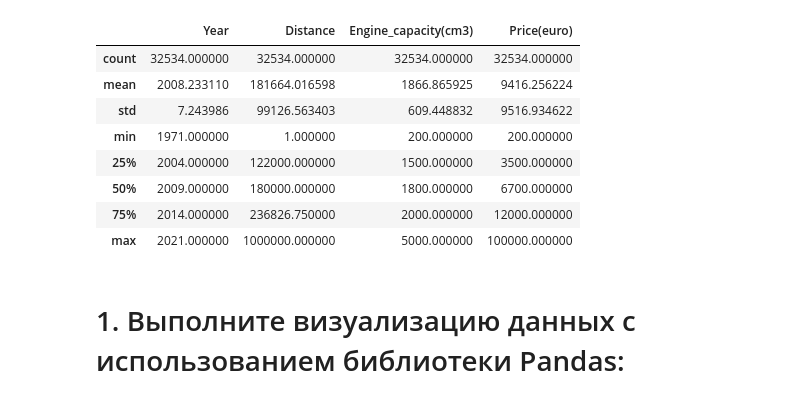
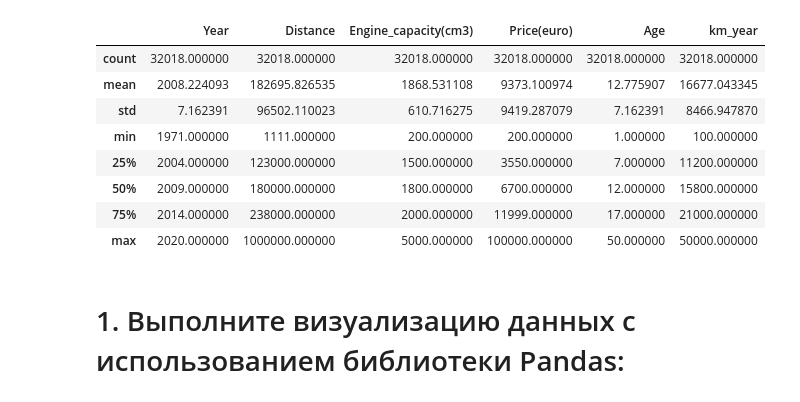
Before and after one commit to pyretttt/master_mle, a Jupyter notebook: practice1.ipynb, the cells around one changed output. Cells and saved outputs as stored; diff of their text form; code cells hidden in the pictures.

```diff
--- a/practice1.ipynb
+++ b/practice1.ipynb
@@ -5,25 +5,25 @@ import matplotlib.pyplot as plt
 import seaborn as sns
 import matplotlib.ticker as ticker
 # %%
-df = pd.read_csv('datasets/cars_moldova.csv', sep=',')
+df = pd.read_csv('datasets/cars_moldova_updated.csv', sep=',')
 display(df.head(5))
 df.describe()
 # %% [output]
 |  | Make | Model | Year | Style | Distance | Engine_capacity(cm3) | Fuel_type | Transmission | ... |
 | 0 | Toyota | Prius | 2011 | Hatchback | 195000.0 | 1800.0 | Hybrid | Automatic | ... |
 | 1 | Renault | Grand Scenic | 2014 | Universal | 135000.0 | 1500.0 | Diesel | Manual | ... |
 | 2 | Renault | Laguna | 2012 | Universal | 110000.0 | 1500.0 | Diesel | Manual | ... |
 | 3 | Opel | Astra | 2006 | Universal | 200000.0 | 1600.0 | Metan/Propan | Manual | ... |
 | 4 | Mercedes | Vito | 2000 | Microvan | 300000.0 | 2200.0 | Diesel | Manual | ... |
-|  | Year | Distance | Engine_capacity(cm3) | Price(euro) |
-| count | 32534.000000 | 32534.000000 | 32534.000000 | 32534.000000 |
-| mean | 2008.233110 | 181664.016598 | 1866.865925 | 9416.256224 |
-| std | 7.243986 | 99126.563403 | 609.448832 | 9516.934622 |
-| min | 1971.000000 | 1.000000 | 200.000000 | 200.000000 |
-| 25% | 2004.000000 | 122000.000000 | 1500.000000 | 3500.000000 |
-| 50% | 2009.000000 | 180000.000000 | 1800.000000 | 6700.000000 |
-| 75% | 2014.000000 | 236826.750000 | 2000.000000 | 12000.000000 |
-| max | 2021.000000 | 1000000.000000 | 5000.000000 | 100000.000000 |
+|  | Year | Distance | Engine_capacity(cm3) | Price(euro) | Age | km_year |
+| count | 32018.000000 | 32018.000000 | 32018.000000 | 32018.000000 | 32018.000000 | 32018.000000 |
+| mean | 2008.224093 | 182695.826535 | 1868.531108 | 9373.100974 | 12.775907 | 16677.043345 |
+| std | 7.162391 | 96502.110023 | 610.716275 | 9419.287079 | 7.162391 | 8466.947870 |
+| min | 1971.000000 | 1111.000000 | 200.000000 | 200.000000 | 1.000000 | 100.000000 |
+| 25% | 2004.000000 | 123000.000000 | 1500.000000 | 3550.000000 | 7.000000 | 11200.000000 |
+| 50% | 2009.000000 | 180000.000000 | 1800.000000 | 6700.000000 | 12.000000 | 15800.000000 |
+| 75% | 2014.000000 | 238000.000000 | 2000.000000 | 11999.000000 | 17.000000 | 21000.000000 |
+| max | 2020.000000 | 1000000.000000 | 5000.000000 | 100000.000000 | 50.000000 | 50000.000000 |
 # %% [markdown]
 # 1.  Выполните визуализацию данных с использованием библиотеки Pandas:
 # %%
```
Also changed, not shown: parts of 12 cells of this notebook, 3 other files.
